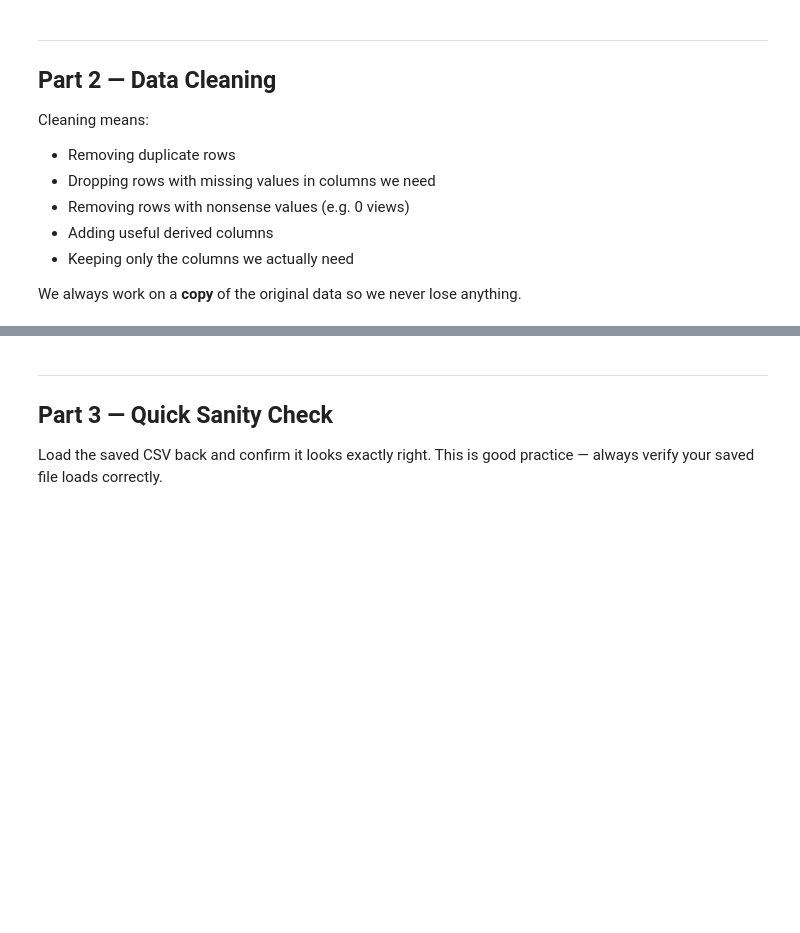
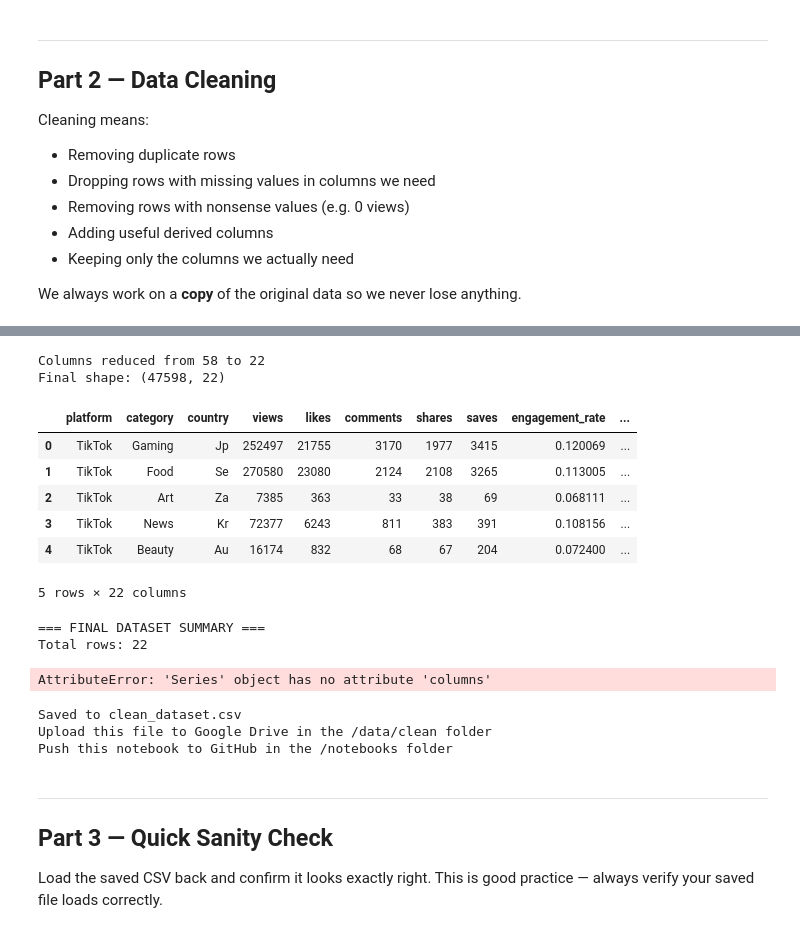
Before and after one commit to notnavv/Projects-Spring-2026, a Jupyter notebook: notebooks/week3_cleaning.ipynb, the cells around one changed output, grey strips where cells are left out. Saved outputs shown, nothing was run; the diff lists cells and outputs as text; code cells hidden in the pictures; blank space fills up the shorter version.

Commit message:
Completed Week 3 notebook

```diff
--- a/notebooks/week3_cleaning.ipynb
+++ b/notebooks/week3_cleaning.ipynb
@@ -123,13 +233,13 @@ before = len(clean)
 clean = clean[clean["views"] > 0]   # keep rows where views > 0
 
 # YOUR TURN: keep only rows where likes >= 0  (likes can be 0, just not negative)
-clean = ___
+clean = clean[clean["likes"] >= 0]
 
 # YOUR TURN: keep only rows where duration_sec > 0
-clean = ___
+clean = clean[clean["duration_sec"] > 0]
 
 # YOUR TURN: keep only rows where duration_sec <= 180
-clean = ___
+clean = clean[clean["duration_sec"] <= 180]
 
 after = len(clean)
 print(f"Removed {before - after} rows with nonsense values")
@@ -186,28 +318,38 @@ print(clean["duration_bucket"].value_counts())
 # %%
 # Step 6 — keep only the columns we need
 # Our dataset has 57 columns — we only need about 20
 # Keeping only what we need makes everything faster and easier to read
 
 # YOUR TURN: select only the columns below from clean
 # Hint: in Part 1 you did df[["col1", "col2"]] to pick specific columns — same idea here
 
 keep_columns = [
     # identity
     "platform", "category", "country",
     # performance metrics
     "views", "likes", "comments", "shares", "saves", "engagement_rate", "completion_rate",
     # video features
     "duration_sec", "duration_bucket", "upload_hour", "publish_dayofweek",
     "is_weekend", "music_track", "sound_type", "has_emoji",
     # derived
     "title_length", "is_viral", "trend_label", "creator_tier",
 ]
 
-clean = ___   # YOUR CODE HERE
+clean = clean[keep_columns]   # YOUR CODE HERE
 
 print(f"Columns reduced from {len(df.columns)} to {len(clean.columns)}")
 print(f"Final shape: {clean.shape}")
 clean.head()
+# %% [output]
+Columns reduced from 58 to 22
+Final shape: (47598, 22)
+|  | platform | category | country | views | likes | comments | shares | saves | engagement_rate | ... |
+| 0 | TikTok | Gaming | Jp | 252497 | 21755 | 3170 | 1977 | 3415 | 0.120069 | ... |
+| 1 | TikTok | Food | Se | 270580 | 23080 | 2124 | 2108 | 3265 | 0.113005 | ... |
+| 2 | TikTok | Art | Za | 7385 | 363 | 33 | 38 | 69 | 0.068111 | ... |
+| 3 | TikTok | News | Kr | 72377 | 6243 | 811 | 383 | 391 | 0.108156 | ... |
+| 4 | TikTok | Beauty | Au | 16174 | 832 | 68 | 67 | 204 | 0.072400 | ... |
+5 rows × 22 columns
 # %%
 # Step 7 — final check before saving
 # YOUR TURN: use what you learned in Part 1 to answer these three questions.
@@ -218,23 +360,24 @@ print(f"Total rows: {len(clean):,}")
 print(f"Total columns: {len(clean.columns)}")
 
 # Q1: How many missing values are in each column?
-# Hint: you used this in Part 1 — df.isnull().sum()
 print(f"\nMissing values:")
-___   # YOUR CODE HERE
+print(clean.isnull().sum())  # SOLUTION
 
 # Q2: What's the platform breakdown (how many videos per platform)?
-# Hint: you used this in Part 1 — df["column"].value_counts()
 print(f"\nPlatform split:")
-___   # YOUR CODE HERE
+print(clean["platform"].value_counts())  # SOLUTION
 
 # Q3: How many viral vs non-viral videos are there?
-# Hint: same method as Q2, different column
 print(f"\nViral vs non-viral:")
-___   # YOUR CODE HERE
+print(clean["is_viral"].value_counts())  # SOLUTION
 
 # This one is filled in for you — just run it
 print(f"\nViews stats:")
 print(clean["views"].describe().apply(lambda x: f"{x:,.0f}"))
+# %% [output]
+=== FINAL DATASET SUMMARY ===
+Total rows: 22
+AttributeError: 'Series' object has no attribute 'columns'
 # %%
 # Step 8 — save the clean dataset
 # index=False means don't write the row numbers as a column
@@ -244,6 +387,10 @@ clean.to_csv("clean_dataset.csv", index=False)
 print("Saved to clean_dataset.csv")
 print("Upload this file to Google Drive in the /data/clean folder")
 print("Push this notebook to GitHub in the /notebooks folder")
+# %% [output]
+Saved to clean_dataset.csv
+Upload this file to Google Drive in the /data/clean folder
+Push this notebook to GitHub in the /notebooks folder
 # %% [markdown]
 ---
 ## Part 3 — Quick Sanity Check
```
Also changed, not shown: parts of 15 cells of this notebook, 1 other file.
